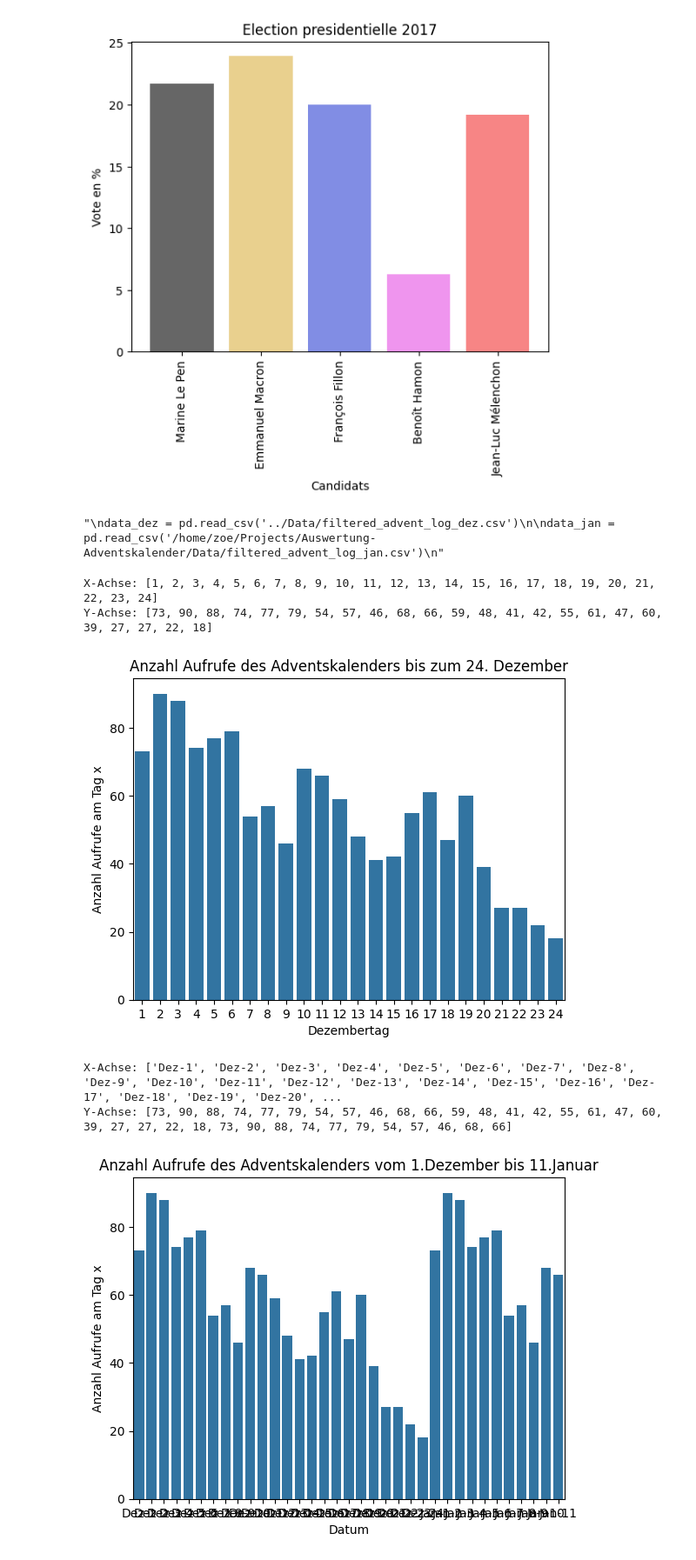
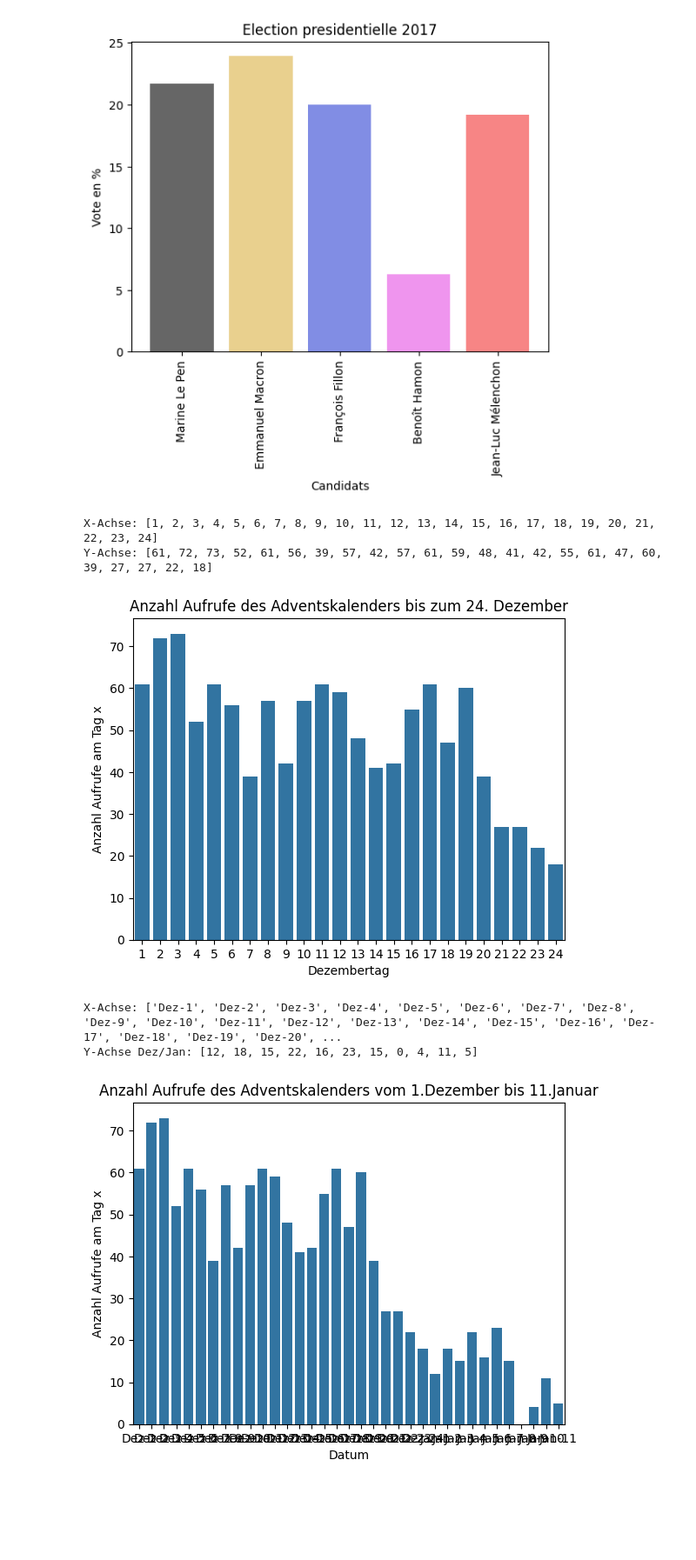
Before and after one commit to oezilot/Auswertung-Adventskalender, a Jupyter notebook: Statistiken (Notebook)/notebook_adventskalender.ipynb, the cells around one changed output. Shown: that part at 87% size. Saved outputs shown, nothing was run; the diff lists cells and outputs as text; code cells hidden in the pictures; blank space fills up the shorter version.

```diff
--- a/Statistiken (Notebook)/notebook_adventskalender.ipynb
+++ b/Statistiken (Notebook)/notebook_adventskalender.ipynb
@@ -1,8 +1,12 @@
 # %%
 import pandas as pd
 import numpy as np
+
 data = pd.read_csv('../Data/filtered_advent_log.csv')
 print("hello data")
+
+data_dez = pd.read_csv("../Data/filtered_advents_log_dez.csv")
+data_jan = pd.read_csv("../Data/filtered_advents_log_jan.csv")
 # %% [output]
 hello data
 # %%
@@ -44,25 +48,6 @@ plt.savefig('Diagramme/test.png')
 plt.show()
 # %% [output]
 [figure]
-# %%
-#-------------- Importe etc.
-
-#Importing Libraries
-import numpy as np
-import pandas as pd
-import seaborn as sns
-
-#Getting the data in pandas DataFrame Format (jede zeile ist ein aufrufder website!)
-data = pd.read_csv('../Data/filtered_advent_log.csv')
-#print(data.head()) #Printing first 5 values in the dataset
-
-'''
-data_dez = pd.read_csv('../Data/filtered_advent_log_dez.csv')
-
-data_jan = pd.read_csv('/home/zoe/Projects/Auswertung-Adventskalender/Data/filtered_advent_log_jan.csv')
-'''
-# %% [output]
-"\ndata_dez = pd.read_csv('../Data/filtered_advent_log_dez.csv')\n\ndata_jan = pd.read_csv('/home/zoe/Projects/Auswertung-Adventskalender/Data/filtered_advent_log_jan.csv')\n"
 # %%
 #-------------- ANZAHL AUFRUFE AM TAG X IM DEZEMBER
 
@@ -88,7 +73,7 @@ x_achse = [i for i in range(1, 25)]
 
 y_achse = []
 for i in range(24):
-    y_achse.append(len(sort_per_day(data, x_achse[i])))
+    y_achse.append(len(sort_per_day(data_dez, x_achse[i])))
 
 print(f"X-Achse: {x_achse}")
 print(f"Y-Achse: {y_achse}")
@@ -106,45 +91,52 @@ plt.ylabel('Anzahl Aufrufe am Tag x')
 plt.show()
 # %% [output]
 X-Achse: [1, 2, 3, 4, 5, 6, 7, 8, 9, 10, 11, 12, 13, 14, 15, 16, 17, 18, 19, 20, 21, 22, 23, 24]
-Y-Achse: [73, 90, 88, 74, 77, 79, 54, 57, 46, 68, 66, 59, 48, 41, 42, 55, 61, 47, 60, 39, 27, 27, 22, 18]
+Y-Achse: [61, 72, 73, 52, 61, 56, 39, 57, 42, 57, 61, 59, 48, 41, 42, 55, 61, 47, 60, 39, 27, 27, 22, 18]
-[figure, old version]
+[figure, new version]
 # %%
 #-------------- ANZAHL AUFRUFE AM TAG X IM DEZEMBER UND JANUAR
 
 # die werte für x und y -achse definieren
 x_achse_dez = [i for i in range(1, 25)]
 #print(x_achse[0])
 
 x_achse_jan = [i for i in range(1, 12)]
 
 x_achse_dez_jan = x_achse_dez + x_achse_jan
 
-y_achse_dez_jan = []
-for i in range(len(x_achse_dez_jan)):
-    y_achse_dez_jan.append(len(sort_per_day(x_achse_dez_jan[i])))
+y_achse_dez = []
+for i in range(len(x_achse_dez)):
+    y_achse_dez.append(len(sort_per_day(data_dez, x_achse_dez[i])))
+
+y_achse_jan = []
+for i in range(len(x_achse_jan)):
+    y_achse_jan.append(len(sort_per_day(data_jan, x_achse_jan[i])))
+
+y_achse_dez_jan = y_achse_dez + y_achse_jan
 
 x_achse_dez = [f"Dez-{i}" for i in range(1, 25)]
 x_achse_jan = [f"Jan-{i}" for i in range(1, 12)]
 x_achse_dez_jan = x_achse_dez + x_achse_jan
 
 print(f"X-Achse: {x_achse_dez_jan}")
-print(f"Y-Achse: {y_achse_dez_jan}")
-
+#print(f"Y-Achse im Dezember: {y_achse_dez}")
+#print(f"Y-Achse im Januar: {y_achse_jan}")
+print(f"Y-Achse Dez/Jan: {y_achse_jan}")
 
 # diagramm zeichen mit x und y-achse
 sns.barplot(x=x_achse_dez_jan, y=y_achse_dez_jan)
 
 # Diagramm-Anpassungen
 plt.title('Anzahl Aufrufe des Adventskalenders vom 1.Dezember bis 11.Januar')
 plt.xlabel('Datum')
 plt.ylabel('Anzahl Aufrufe am Tag x')
 
 # Diagramm anzeigen
 plt.show()
 # %% [output]
 X-Achse: ['Dez-1', 'Dez-2', 'Dez-3', 'Dez-4', 'Dez-5', 'Dez-6', 'Dez-7', 'Dez-8', 'Dez-9', 'Dez-10', 'Dez-11', 'Dez-12', 'Dez-13', 'Dez-14', 'Dez-15', 'Dez-16', 'Dez-17', 'Dez-18', 'Dez-19', 'Dez-20', ...
-Y-Achse: [73, 90, 88, 74, 77, 79, 54, 57, 46, 68, 66, 59, 48, 41, 42, 55, 61, 47, 60, 39, 27, 27, 22, 18, 73, 90, 88, 74, 77, 79, 54, 57, 46, 68, 66]
+Y-Achse Dez/Jan: [12, 18, 15, 22, 16, 23, 15, 0, 4, 11, 5]
-[figure, old version]
+[figure, new version]
 # %%
 #-------------- ZAHLEN IM DEZEMEBER UND IM JANUAR
 
```
Also changed, not shown: parts of 7 cells of this notebook, 1 other file.
